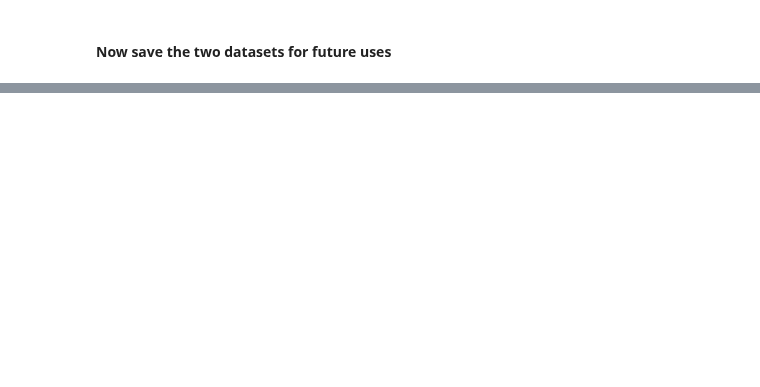
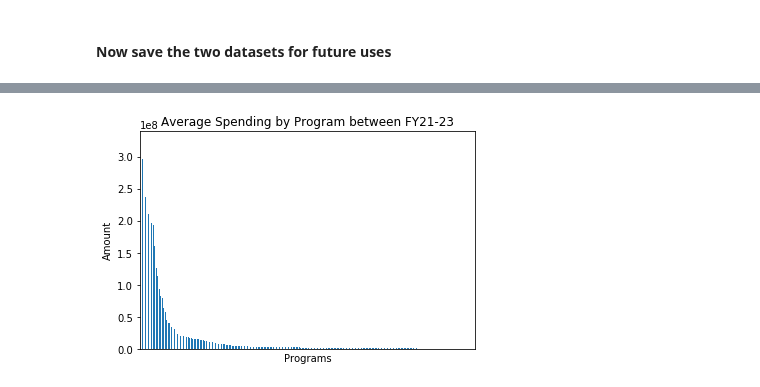
Before and after one commit to BU-Spark/ds-boston-city-budget, a Jupyter notebook: fa23-team-e/preliminary_analysis.ipynb, the cells around one changed output, grey strips where cells are left out. Saved outputs shown, nothing was run; the diff lists cells and outputs as text; code cells hidden in the pictures; blank space fills up the shorter version.

```diff
--- a/fa23-team-e/preliminary_analysis.ipynb
+++ b/fa23-team-e/preliminary_analysis.ipynb
@@ -307,0 +270,10 @@ From the plots above, we see that Personal services is the most spent category a
+# %%
+spending_by_program = operating_budget.groupby('Program')['FY21-23 Average'].sum().sort_values(ascending=False)
+spending_by_program.plot(kind='bar')
+plt.title('Average Spending by Program between FY21-23')
+plt.ylabel('Amount')
+plt.xlabel('Programs')
+plt.xticks([])
+plt.show()
+# %% [output]
+[figure, added]
```
Also changed, not shown: parts of 19 cells of this notebook.
